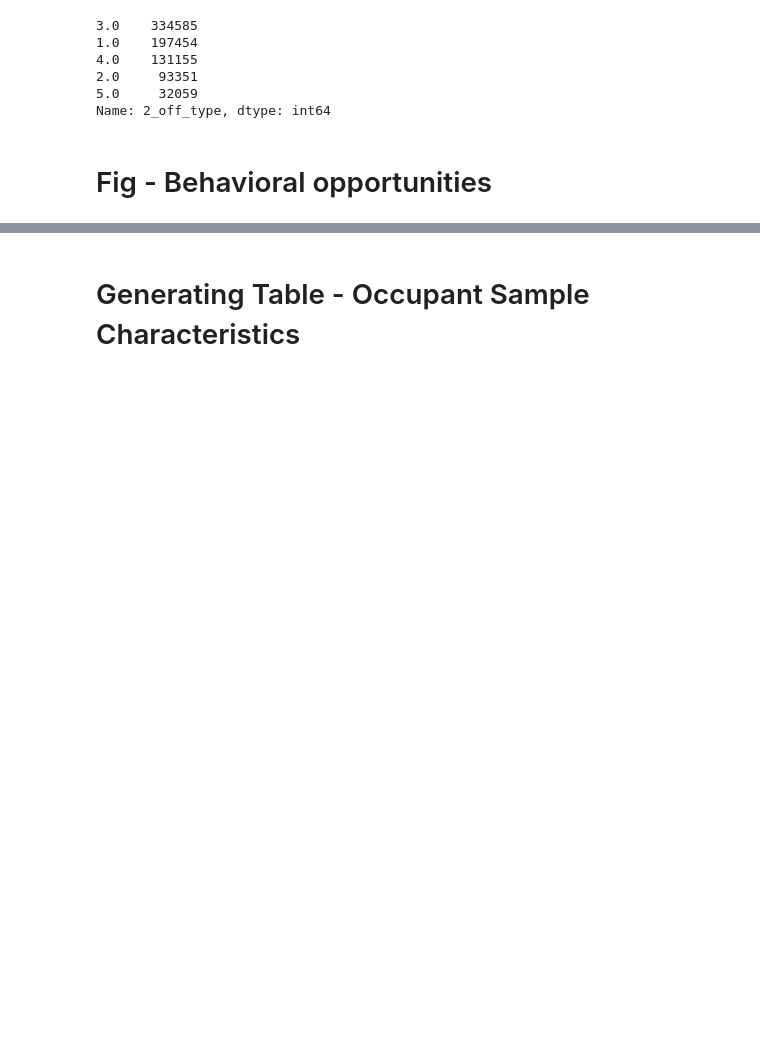
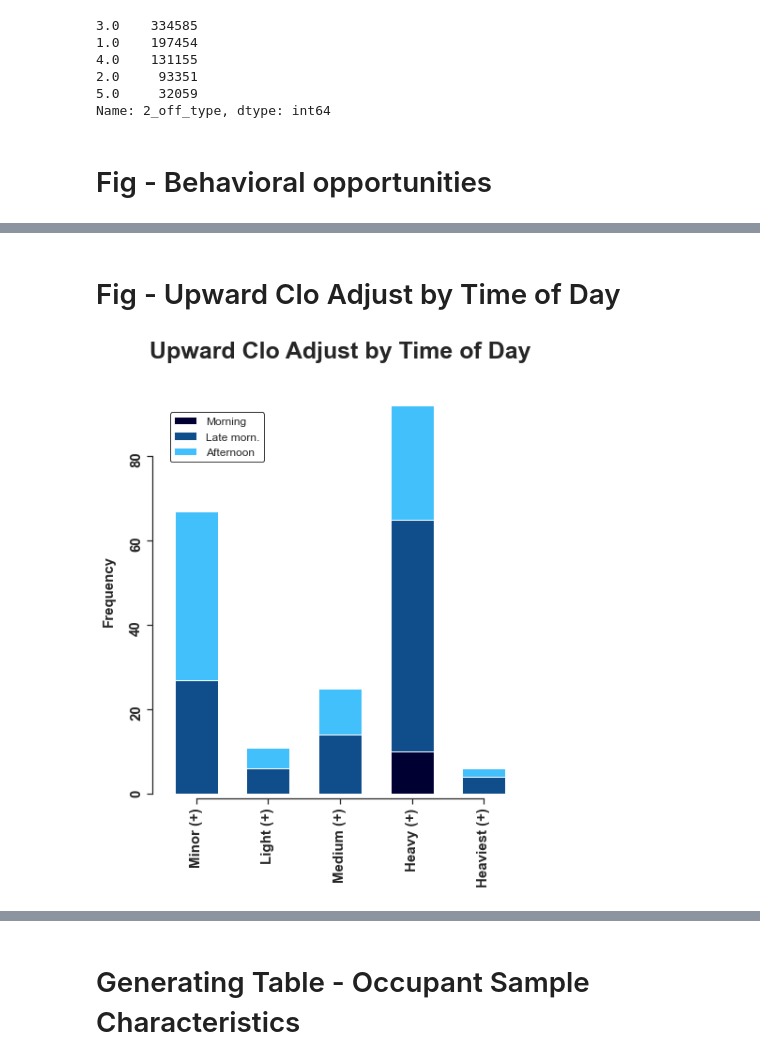
Before and after one commit to Arthur-Lapeyrere/OccupantBehaviorEnvironmentData, a Jupyter notebook: Data Cleaning.ipynb, the cells around one changed output, grey strips where cells are left out. Saved outputs shown, nothing was run; the diff lists cells and outputs as text; code cells hidden in the pictures; blank space fills up the shorter version.

```diff
--- a/Data Cleaning.ipynb
+++ b/Data Cleaning.ipynb
@@ -338,0 +436,68 @@ plt.savefig('../OccupantBehaviorEnvironmentData/figures/BehavioralOpportunities.
+# %% [markdown]
+# Fig - Upward Clo Adjust by Time of Day
+# %%
+# Dataframe copy
+df_up = df[['4_net_clth_change','4_clth_change_up','0_survey_time']]
+df_up = df_up.dropna()
+df_up = df_up[df_up['4_clth_change_up']==1]
+
+"""
+Based on minor change  = +/- 0.08 ;
+small change = +/- 0.18 ;
+moderate change = +/- 0.25 ;
+large change = +/- 0.32;
+largest change = +/- 0.44
+"""
+
+dct_fra = {1:'Morning',
+           2:'Late morn.',
+           3:'Afternoon'}
+
+dct_change = {0.00:'Minor (+)',-0.08:'Minor (+)',0.08:'Minor (+)',0.07:'Minor (+)',
+              -0.18:'Light (+)',0.18:'Light (+)',
+              0.25:'Medium (+)',-0.25:'Medium (+)',0.24:'Medium (+)',
+              0.32:'Heavy (+)',-0.32:'Heavy (+)',
+              -0.44:'Heaviest (+)',0.44:'Heaviest (+)',-0.76:'Heaviest (+)',
+              -0.57:'Heaviest (+)',-0.52:'Heaviest (+)',-0.69:'Heaviest (+)',
+              -0.70:'Heaviest (+)',-0.37:'Heaviest (+)',-0.62:'Heaviest (+)',-0.50:'Heaviest (+)'}
+
+
+# Mapping dictionnary to the dataframe
+df_up['4_net_clth_change'] = df_up['4_net_clth_change'].map(dct_change)
+df_up['0_survey_time'] = df_up['0_survey_time'].map(dct_fra)
+df_up = df_up[['4_net_clth_change','0_survey_time']]
+
+
+# creating adjusted dataframe to generate graph
+df_up2 = pd.concat([df_up['0_survey_time'][df_up['4_net_clth_change']=='Minor (+)'].value_counts(),
+                    df_up['0_survey_time'][df_up['4_net_clth_change']=='Light (+)'].value_counts(),
+                    df_up['0_survey_time'][df_up['4_net_clth_change']=='Medium (+)'].value_counts(),
+                    df_up['0_survey_time'][df_up['4_net_clth_change']=='Heavy (+)'].value_counts(),
+                    df_up['0_survey_time'][df_up['4_net_clth_change']=='Heaviest (+)'].value_counts()],
+                   axis=1,keys=('Minor (+)','Light (+)','Medium (+)','Heavy (+)','Heaviest (+)')).T
+df_up2 = df_up2[['Morning','Late morn.','Afternoon']]
+
+
+# creates a stacked bar plot
+df_up2.plot(kind='bar', stacked=True, color=['#000033','#104E8B','#42C0FB'],
+            position=0.5, width=0.6, figsize=(7,8))
+plt.title('Upward Clo Adjust by Time of Day', fontsize = 25, fontweight="bold", pad=30)
+
+ax = plt.axes()
+ax.set_facecolor("white") # Setting the background color
+sns.despine(ax=ax, offset=5, trim=True,left=False,top=True,right=True) # the important part here offset
+
+#sns.set(style='ticks') to be removed
+plt.legend(df_up2.columns, loc='upper left', bbox_to_anchor=(0.02, 0.95), fontsize = 12, frameon=True, edgecolor='black')
+
+# Manage axis look
+sns.set(style='ticks')
+
+#Axis settings
+plt.xticks(fontsize=15, rotation=90, fontweight="bold")
+plt.yticks(fontsize=15, rotation=90, fontweight="bold")
+plt.ylabel('Frequency', fontsize=15,fontweight="bold", labelpad=15)
+
+plt.savefig('../OccupantBehaviorEnvironmentData/figures/Upward Clo Adjust by Time of Day.png', bbox_inches = 'tight', dpi=250)
+# %% [output]
+[figure, added]
```
Also changed, not shown: parts of 41 cells of this notebook, 5 other files.
